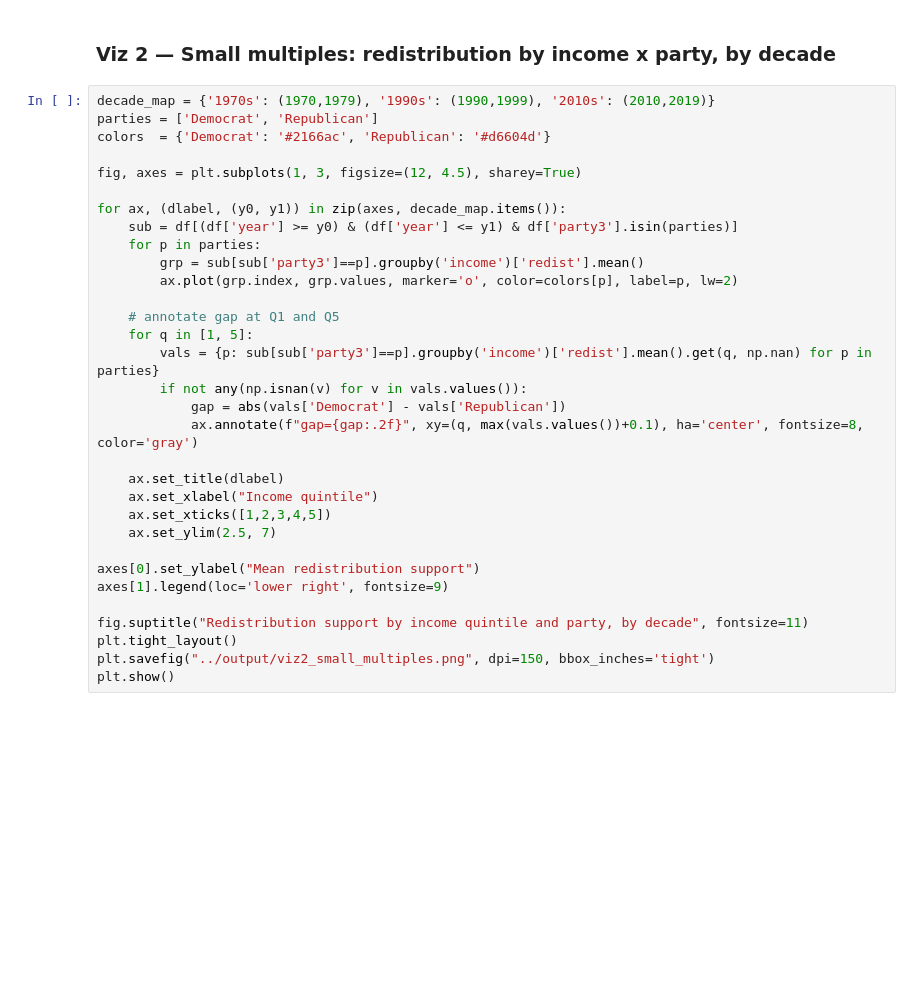
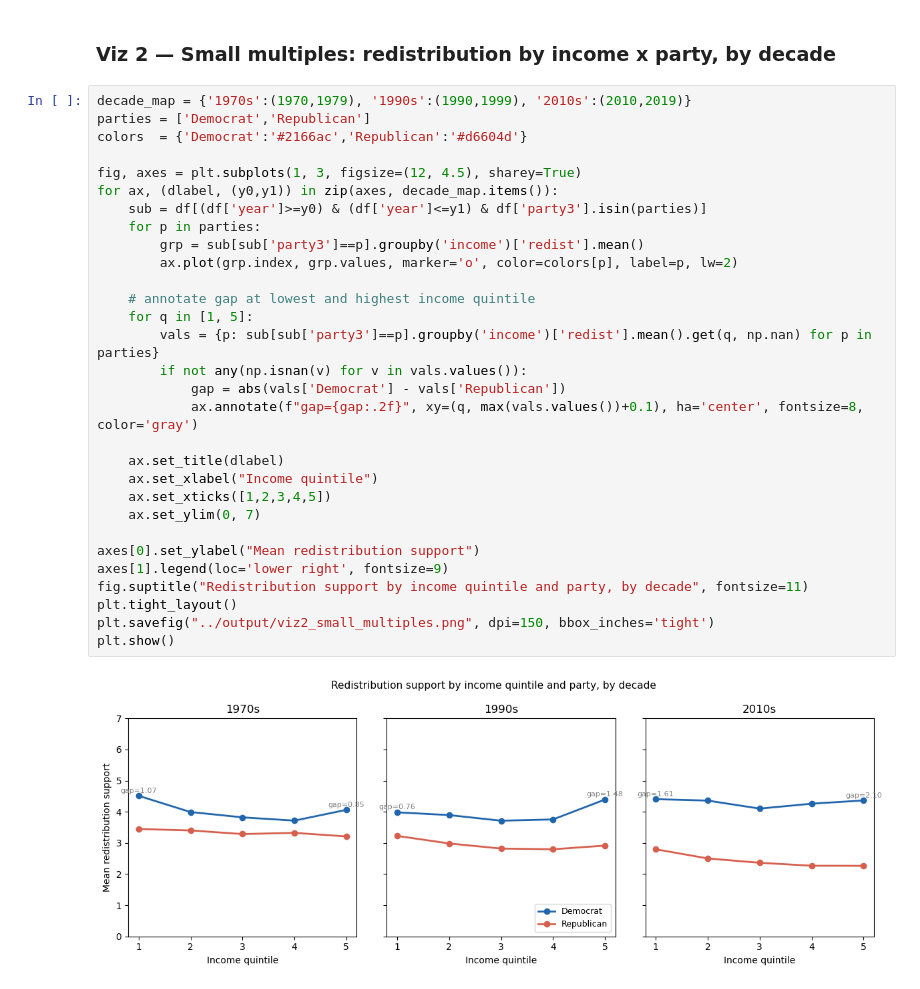
Before and after one commit to nnjaa2027/qss20-inequality-redistribution, a Jupyter notebook: code/03_visualize.ipynb, the cells around one changed output. Cells and saved outputs as stored; diff of their text form; blank space fills up the shorter version.

```diff
--- a/code/03_visualize.ipynb
+++ b/code/03_visualize.ipynb
@@ -58,34 +48,34 @@ plt.show()
 # %% [markdown]
 ### Viz 2 — Small multiples: redistribution by income x party, by decade
 # %%
-decade_map = {'1970s': (1970,1979), '1990s': (1990,1999), '2010s': (2010,2019)}
-parties = ['Democrat', 'Republican']
-colors  = {'Democrat': '#2166ac', 'Republican': '#d6604d'}
+decade_map = {'1970s':(1970,1979), '1990s':(1990,1999), '2010s':(2010,2019)}
+parties = ['Democrat','Republican']
+colors  = {'Democrat':'#2166ac','Republican':'#d6604d'}
 
 fig, axes = plt.subplots(1, 3, figsize=(12, 4.5), sharey=True)
-
-for ax, (dlabel, (y0, y1)) in zip(axes, decade_map.items()):
-    sub = df[(df['year'] >= y0) & (df['year'] <= y1) & df['party3'].isin(parties)]
+for ax, (dlabel, (y0,y1)) in zip(axes, decade_map.items()):
+    sub = df[(df['year']>=y0) & (df['year']<=y1) & df['party3'].isin(parties)]
     for p in parties:
         grp = sub[sub['party3']==p].groupby('income')['redist'].mean()
         ax.plot(grp.index, grp.values, marker='o', color=colors[p], label=p, lw=2)
 
-    # annotate gap at Q1 and Q5
+    # annotate gap at lowest and highest income quintile
     for q in [1, 5]:
         vals = {p: sub[sub['party3']==p].groupby('income')['redist'].mean().get(q, np.nan) for p in parties}
         if not any(np.isnan(v) for v in vals.values()):
             gap = abs(vals['Democrat'] - vals['Republican'])
             ax.annotate(f"gap={gap:.2f}", xy=(q, max(vals.values())+0.1), ha='center', fontsize=8, color='gray')
 
     ax.set_title(dlabel)
     ax.set_xlabel("Income quintile")
     ax.set_xticks([1,2,3,4,5])
-    ax.set_ylim(2.5, 7)
+    ax.set_ylim(0, 7)
 
 axes[0].set_ylabel("Mean redistribution support")
 axes[1].legend(loc='lower right', fontsize=9)
-
 fig.suptitle("Redistribution support by income quintile and party, by decade", fontsize=11)
 plt.tight_layout()
 plt.savefig("../output/viz2_small_multiples.png", dpi=150, bbox_inches='tight')
 plt.show()
+# %% [output]
+[figure, added]
```
Also changed, not shown: parts of 4 cells of this notebook, 5 other files.
